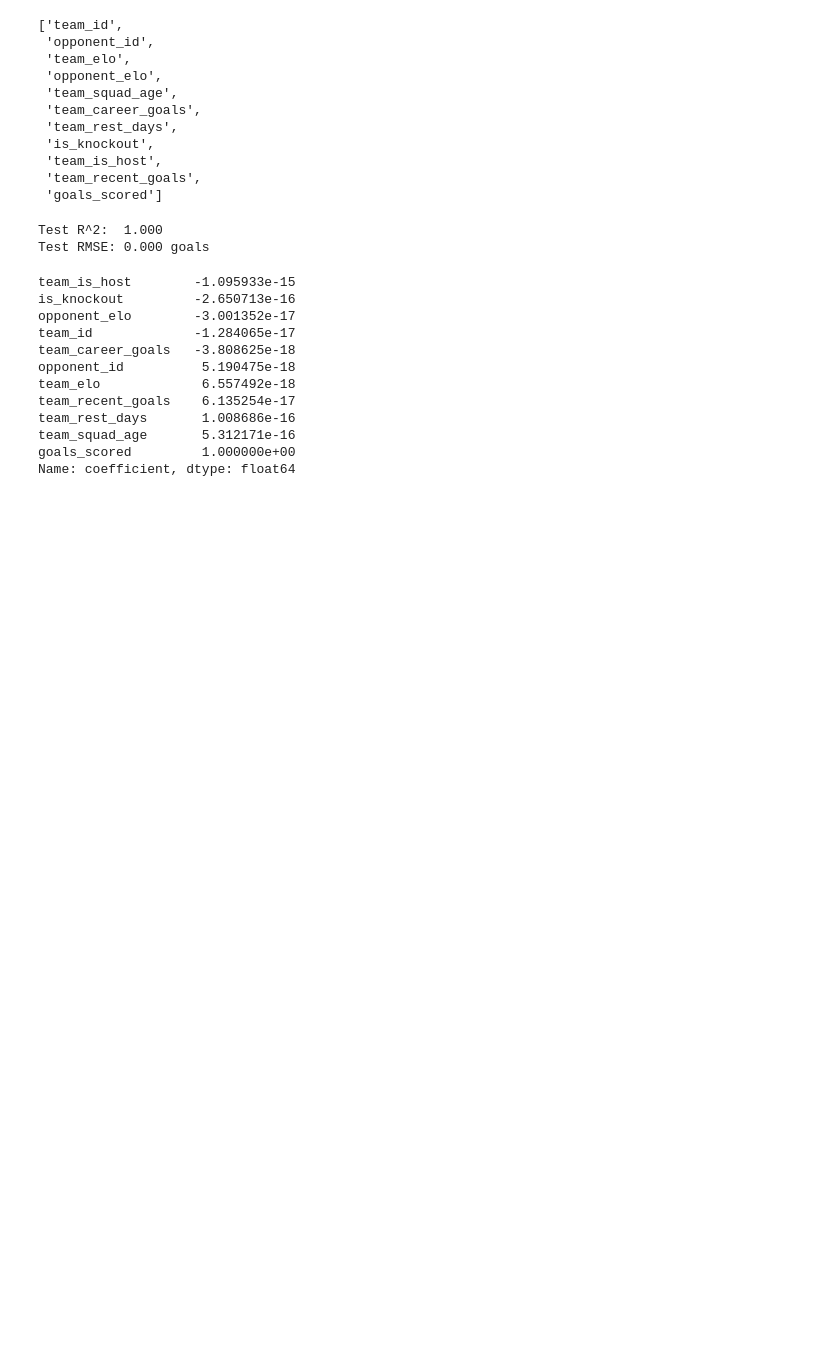
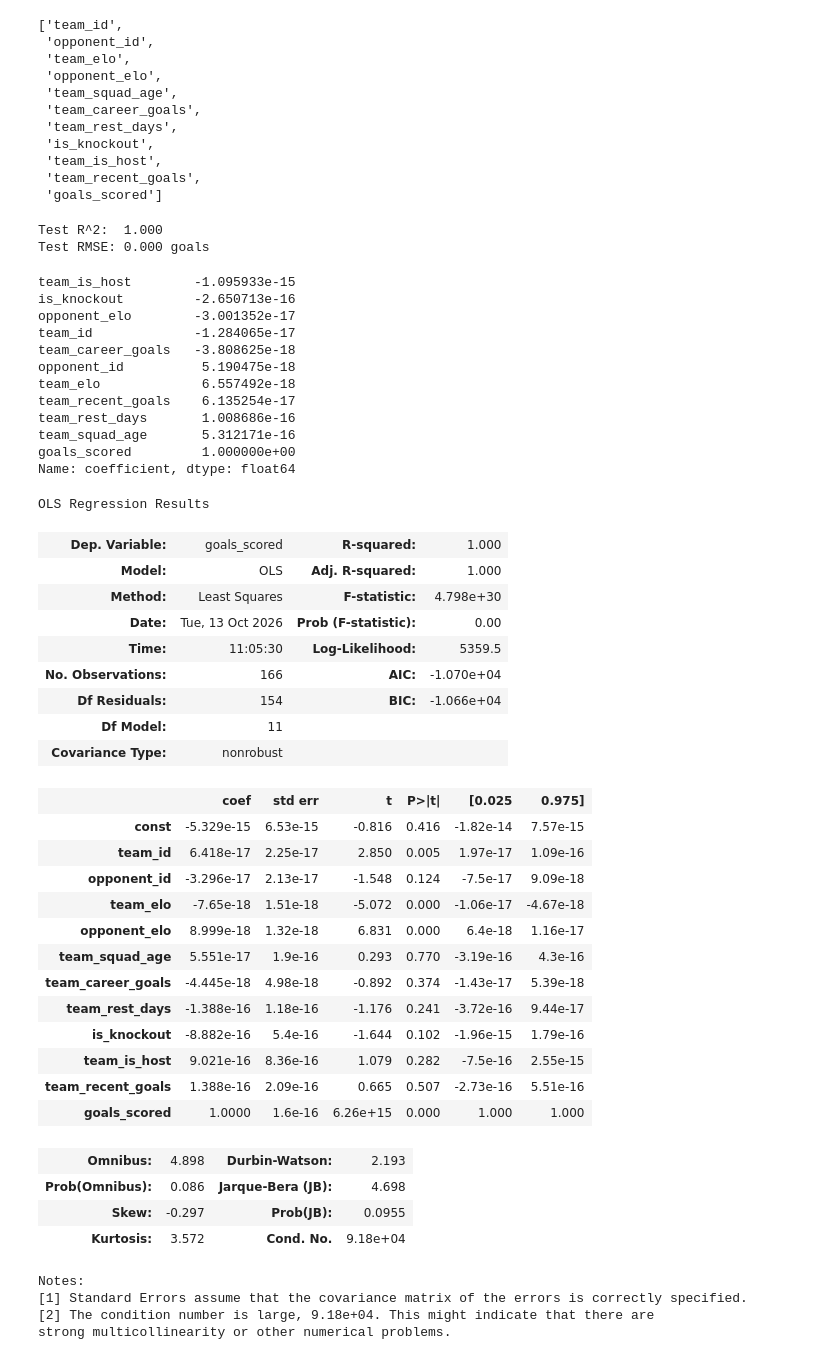
Before and after one commit to qualiky/fifa-world-cup-2026-analysis, a Jupyter notebook: notebooks/sandys-notebook.ipynb, the cells around one changed output. Saved outputs shown, nothing was run; the diff lists cells and outputs as text; code cells hidden in the pictures; blank space fills up the shorter version.

```diff
--- a/notebooks/sandys-notebook.ipynb
+++ b/notebooks/sandys-notebook.ipynb
@@ -150,6 +152,10 @@ print(f"Test R^2:  {r2:.3f}")
 print(f"Test RMSE: {rmse:.3f} goals")
 
 pd.Series(model.coef_, index=FEATURES, name="coefficient").sort_values()
+
+X_sm = sm.add_constant(X_train)
+ols_fds = sm.OLS(y_train, X_sm).fit()
+>>>ols_fds.summary()
 # %% [output]
 Test R^2:  0.386
 Test RMSE: 1.763 goals
@@ -289,3 +325,39 @@ team_rest_days       1.008686e-16
 team_squad_age       5.312171e-16
 goals_scored         1.000000e+00
 Name: coefficient, dtype: float64
+# %%
+X_sm = sm.add_constant(X_train2)
+ols_second = sm.OLS(y_train2, X_sm).fit()
+>>> ols_second.summary()
+# %% [output]
+OLS Regression Results
+| Dep. Variable: | goals_scored | R-squared: | 1.000 |
+| Model: | OLS | Adj. R-squared: | 1.000 |
+| Method: | Least Squares | F-statistic: | 4.798e+30 |
+| Date: | Tue, 13 Oct 2026 | Prob (F-statistic): | 0.00 |
+| Time: | 11:05:30 | Log-Likelihood: | 5359.5 |
+| No. Observations: | 166 | AIC: | -1.070e+04 |
+| Df Residuals: | 154 | BIC: | -1.066e+04 |
+| Df Model: | 11 |  |  |
+| Covariance Type: | nonrobust |  |  |
+|  | coef | std err | t | P>|t| | [0.025 | 0.975] |
+| const | -5.329e-15 | 6.53e-15 | -0.816 | 0.416 | -1.82e-14 | 7.57e-15 |
+| team_id | 6.418e-17 | 2.25e-17 | 2.850 | 0.005 | 1.97e-17 | 1.09e-16 |
+| opponent_id | -3.296e-17 | 2.13e-17 | -1.548 | 0.124 | -7.5e-17 | 9.09e-18 |
+| team_elo | -7.65e-18 | 1.51e-18 | -5.072 | 0.000 | -1.06e-17 | -4.67e-18 |
+| opponent_elo | 8.999e-18 | 1.32e-18 | 6.831 | 0.000 | 6.4e-18 | 1.16e-17 |
+| team_squad_age | 5.551e-17 | 1.9e-16 | 0.293 | 0.770 | -3.19e-16 | 4.3e-16 |
+| team_career_goals | -4.445e-18 | 4.98e-18 | -0.892 | 0.374 | -1.43e-17 | 5.39e-18 |
+| team_rest_days | -1.388e-16 | 1.18e-16 | -1.176 | 0.241 | -3.72e-16 | 9.44e-17 |
+| is_knockout | -8.882e-16 | 5.4e-16 | -1.644 | 0.102 | -1.96e-15 | 1.79e-16 |
+| team_is_host | 9.021e-16 | 8.36e-16 | 1.079 | 0.282 | -7.5e-16 | 2.55e-15 |
+| team_recent_goals | 1.388e-16 | 2.09e-16 | 0.665 | 0.507 | -2.73e-16 | 5.51e-16 |
+| goals_scored | 1.0000 | 1.6e-16 | 6.26e+15 | 0.000 | 1.000 | 1.000 |
+| Omnibus: | 4.898 | Durbin-Watson: | 2.193 |
+| Prob(Omnibus): | 0.086 | Jarque-Bera (JB): | 4.698 |
+| Skew: | -0.297 | Prob(JB): | 0.0955 |
+| Kurtosis: | 3.572 | Cond. No. | 9.18e+04 |
+Notes:
+[1] Standard Errors assume that the covariance matrix of the errors is correctly specified.
+[2] The condition number is large, 9.18e+04. This might indicate that there are
+strong multicollinearity or other numerical problems.
```
Also changed, not shown: parts of 3 cells of this notebook.
